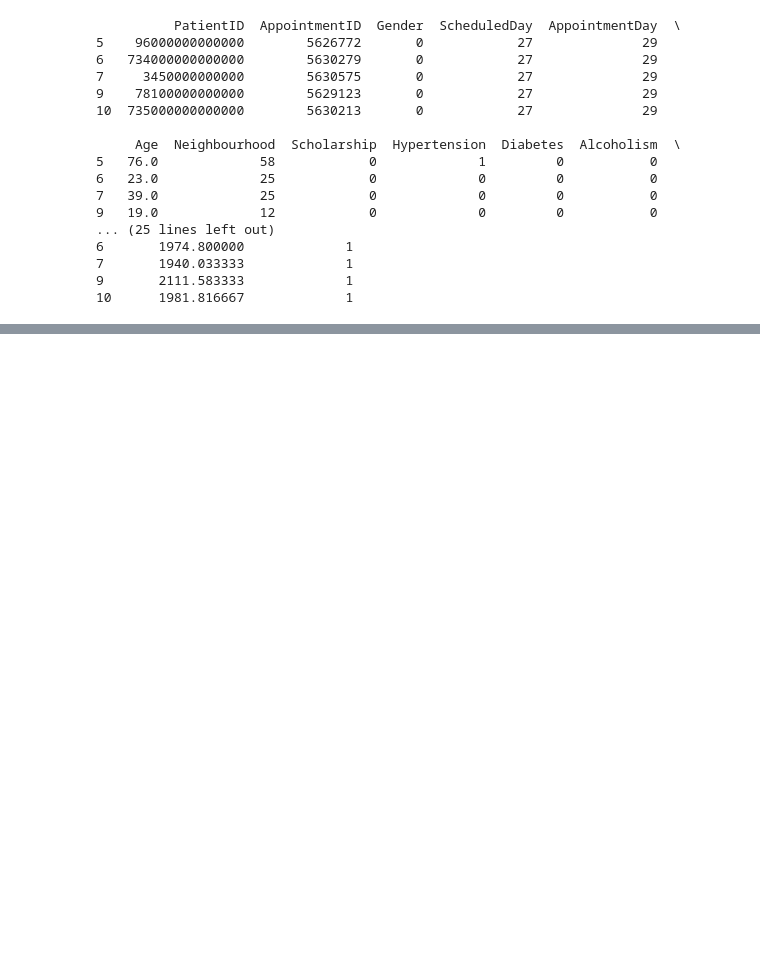
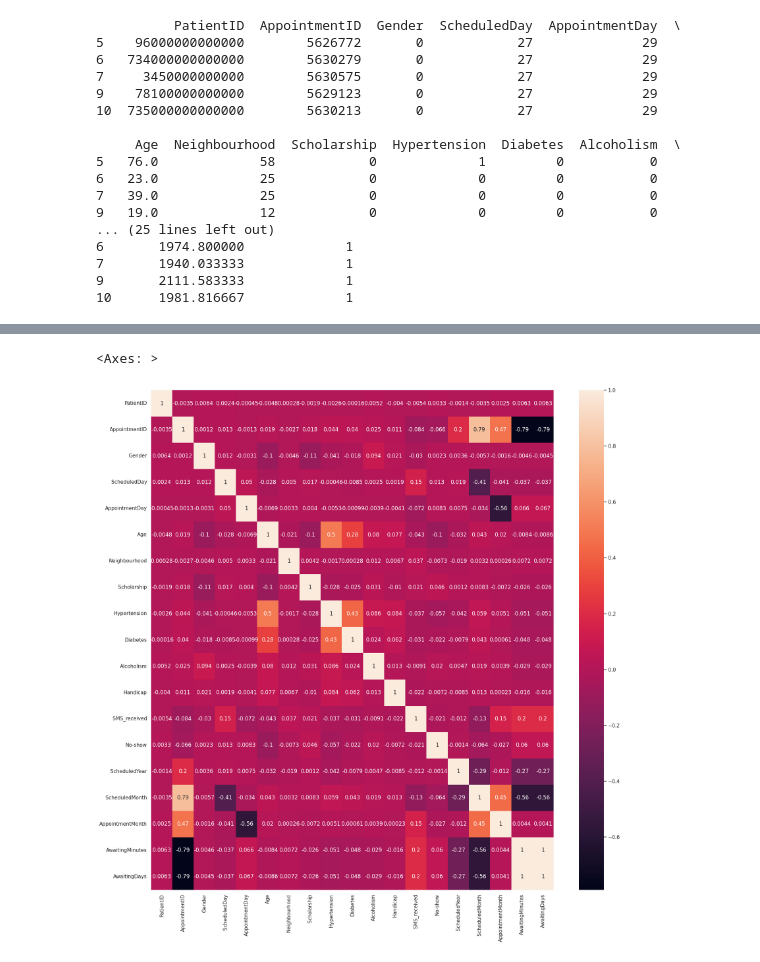
Before and after one commit to dtee1/medium-articles, a Jupyter notebook: feature-engineering-and-dataset-preparation-for-machine-learning-a-comprehensive-guide/feature_engineering_and_dataset_preparation_for_machine_learning_a_comprehensive_guide.ipynb, the cells around one changed output, grey strips where cells are left out. Saved outputs shown, nothing was run; the diff lists cells and outputs as text; code cells hidden in the pictures; blank space fills up the shorter version.

```diff
--- a/feature-engineering-and-dataset-preparation-for-machine-learning-a-comprehensive-guide/feature_engineering_and_dataset_preparation_for_machine_learning_a_comprehensive_guide.ipynb
+++ b/feature-engineering-and-dataset-preparation-for-machine-learning-a-comprehensive-guide/feature_engineering_and_dataset_preparation_for_machine_learning_a_comprehensive_guide.ipynb
@@ -201,0 +204,9 @@ sns.heatmap(processed_dataset.corr(),annot=True)
+# %%
+nunique = processed_dataset.nunique()
+columns_same_val = nunique[nunique == 1].index
+processed_dataset = processed_dataset.drop(columns_same_val, axis=1)
+sns.set(rc={'figure.figsize': (20, 20)})
+sns.heatmap(processed_dataset.corr(),annot=True)
+# %% [output]
+<Axes: >
+[figure, added]
```
Also changed, not shown: parts of 3 cells of this notebook.
